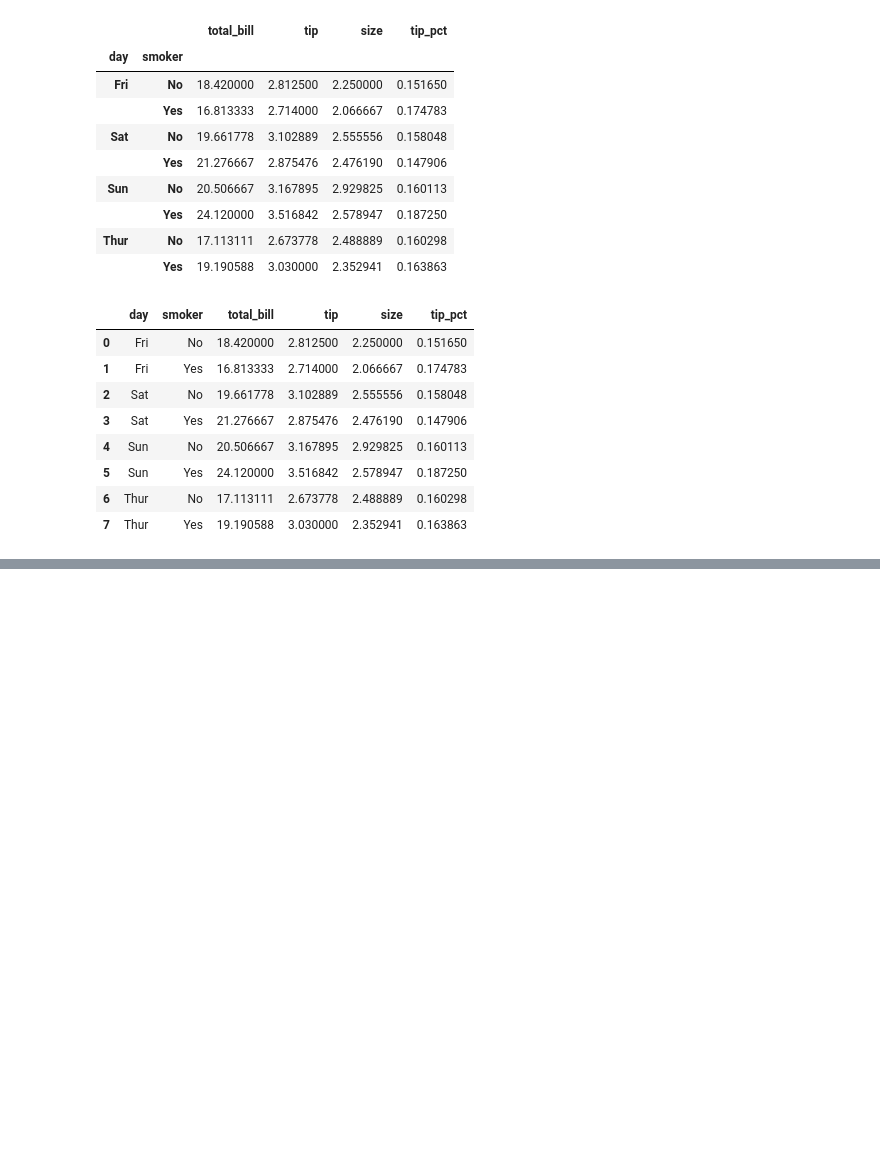
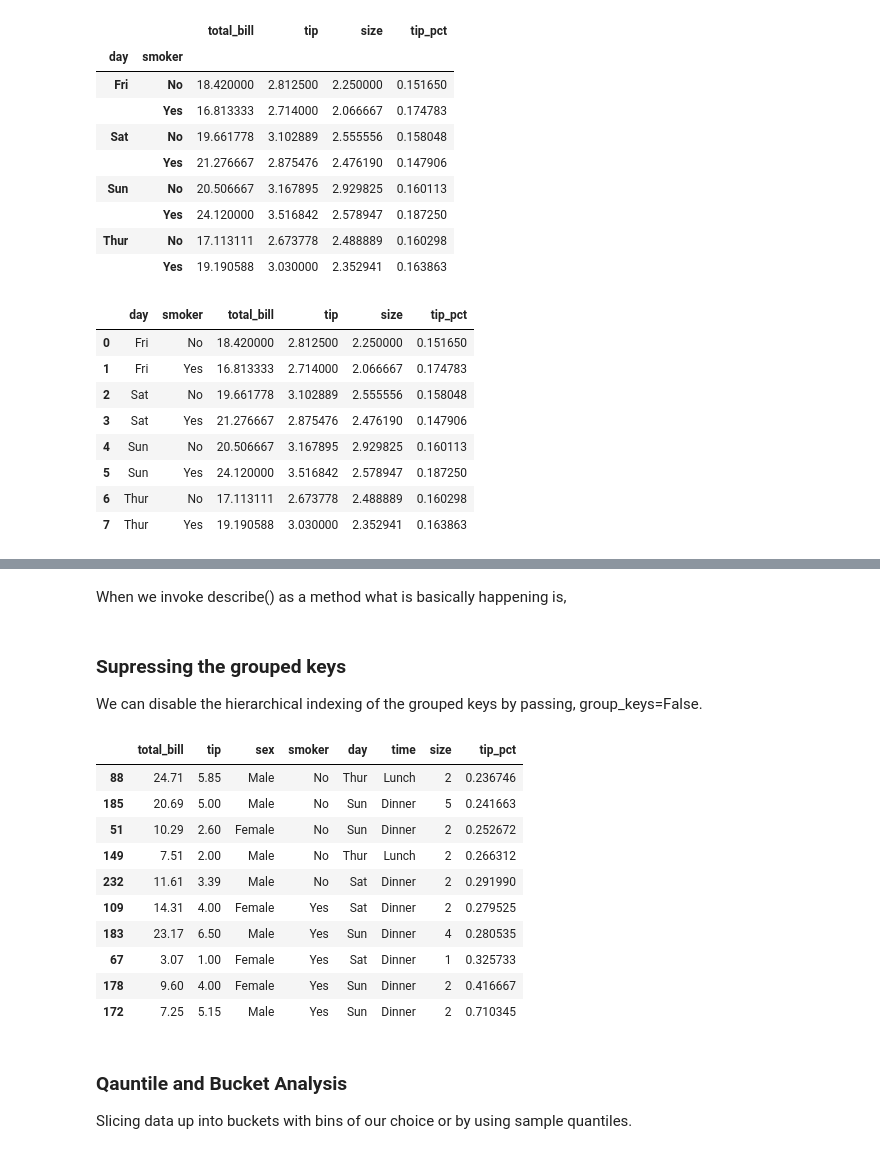
Before and after one commit to Visakan-N/Python-for-Data-Anlysis, a Jupyter notebook: Chapter 10 - Data Aggregation and Group Operations.ipynb, the cells around one changed output, grey strips where cells are left out. Drawn from its saved outputs; the diff is of its cells as text; code cells hidden in the pictures; blank space fills up the shorter version.

```diff
--- a/Chapter 10 - Data Aggregation and Group Operations.ipynb
+++ b/Chapter 10 - Data Aggregation and Group Operations.ipynb
@@ -555,0 +637,2 @@ tips.groupby(['day', 'smoker'], as_index=False).mean() # without grouping the in
+# %% [markdown]
+When we invoke describe() as a method what is basically happening is,
@@ -555,0 +642,20 @@ tips.groupby(['day', 'smoker'], as_index=False).mean() # without grouping the in
+# %% [markdown]
+### Supressing the grouped keys
+We can disable the hierarchical indexing of the grouped keys by passing, group_keys=False.
+# %%
+tips.groupby('smoker', group_keys=False).apply(top)
+# %% [output]
+|  | total_bill | tip | sex | smoker | day | time | size | tip_pct |
+| 88 | 24.71 | 5.85 | Male | No | Thur | Lunch | 2 | 0.236746 |
+| 185 | 20.69 | 5.00 | Male | No | Sun | Dinner | 5 | 0.241663 |
+| 51 | 10.29 | 2.60 | Female | No | Sun | Dinner | 2 | 0.252672 |
+| 149 | 7.51 | 2.00 | Male | No | Thur | Lunch | 2 | 0.266312 |
+| 232 | 11.61 | 3.39 | Male | No | Sat | Dinner | 2 | 0.291990 |
+| 109 | 14.31 | 4.00 | Female | Yes | Sat | Dinner | 2 | 0.279525 |
+| 183 | 23.17 | 6.50 | Male | Yes | Sun | Dinner | 4 | 0.280535 |
+| 67 | 3.07 | 1.00 | Female | Yes | Sat | Dinner | 1 | 0.325733 |
+| 178 | 9.60 | 4.00 | Female | Yes | Sun | Dinner | 2 | 0.416667 |
+| 172 | 7.25 | 5.15 | Male | Yes | Sun | Dinner | 2 | 0.710345 |
+# %% [markdown]
+### Qauntile and Bucket Analysis
+Slicing data up into buckets with bins of our choice or by using sample quantiles.
```
Also changed, not shown: parts of 76 cells of this notebook.
